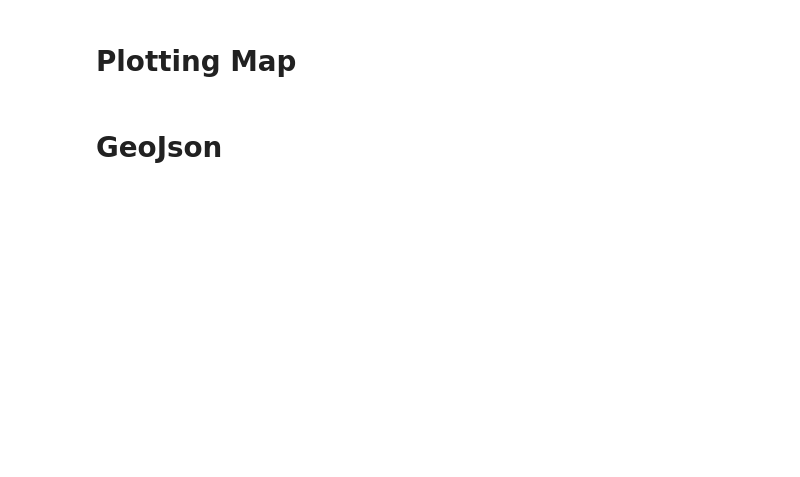
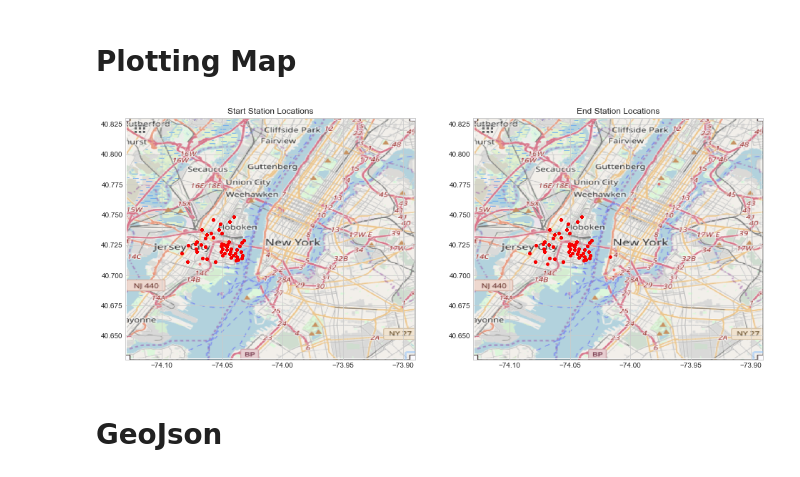
Before and after one commit to harry0107100/Citibike-Analysis, a Jupyter notebook: CITI_GIT.ipynb, the cells around one changed output. Drawn from its saved outputs; the diff is of its cells as text; code cells hidden in the pictures; blank space fills up the shorter version.

```diff
--- a/CITI_GIT.ipynb
+++ b/CITI_GIT.ipynb
@@ -33,8 +52,10 @@ def plot_on_map(df, bound, nyc_map, s=1, alpha=0.2):
     axs[1].set_title('End Station Locations')
 # %%
 bound_zoom = (-74.13, -73.89, 40.63, 40.83)
-nyc_map_zoom = plt.imread('/Users/dingranlu/Desktop/nyc_map.png')
+nyc_map_zoom = plt.imread('nyc_map.png')
 plot_on_map(df, bound_zoom, nyc_map_zoom,s=10)
+# %% [output]
+[figure, added]
 # %% [markdown]
 # GeoJson
 # %%
```
Also changed, not shown: parts of 32 cells of this notebook.
